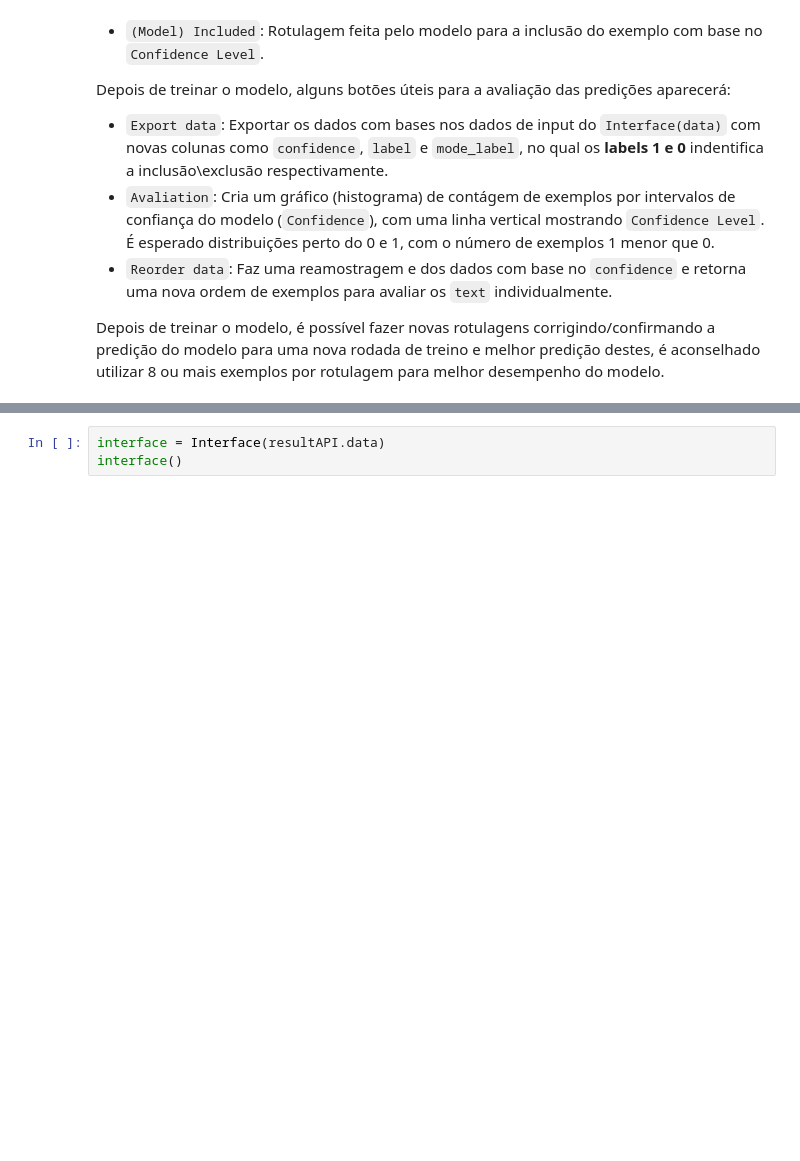
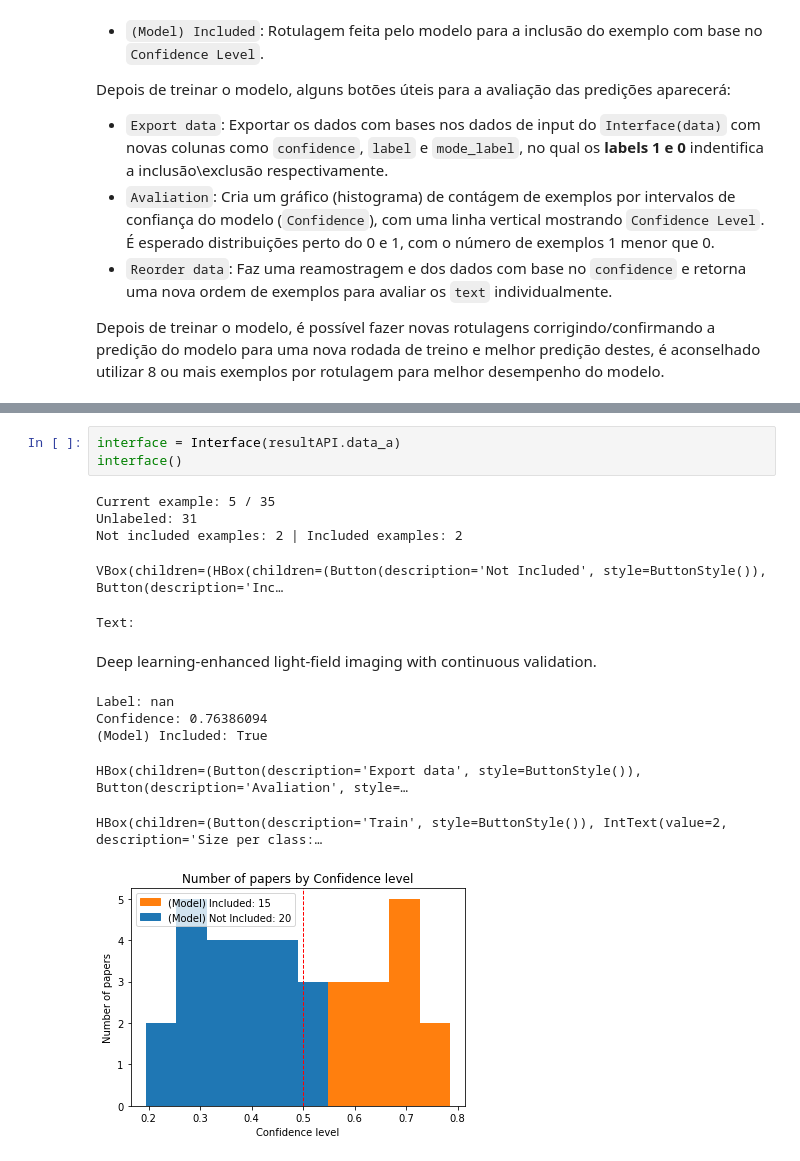
Before and after one commit to cvictorr2508/ML-SLRC, a Jupyter notebook: Application/Classification_automation_SLR.ipynb, the cells around one changed output, grey strips where cells are left out. Saved outputs shown, nothing was run; the diff lists cells and outputs as text; blank space fills up the shorter version.

```diff
--- a/Application/Classification_automation_SLR.ipynb
+++ b/Application/Classification_automation_SLR.ipynb
@@ -813,3 +846,16 @@ AttributeError: ignored
 # %%
-interface = Interface(resultAPI.data)
+interface = Interface(resultAPI.data_a)
 interface()
+# %% [output]
+Current example: 5 / 35
+Unlabeled: 31
+Not included examples: 2 | Included examples: 2
+VBox(children=(HBox(children=(Button(description='Not Included', style=ButtonStyle()), Button(description='Inc…
+Text:
+Deep learning-enhanced light-field imaging with continuous validation.
+Label: nan
+Confidence: 0.76386094
+(Model) Included: True
+HBox(children=(Button(description='Export data', style=ButtonStyle()), Button(description='Avaliation', style=…
+HBox(children=(Button(description='Train', style=ButtonStyle()), IntText(value=2, description='Size per class:…
+[figure, added]
```
Also changed, not shown: parts of 5 cells of this notebook.
